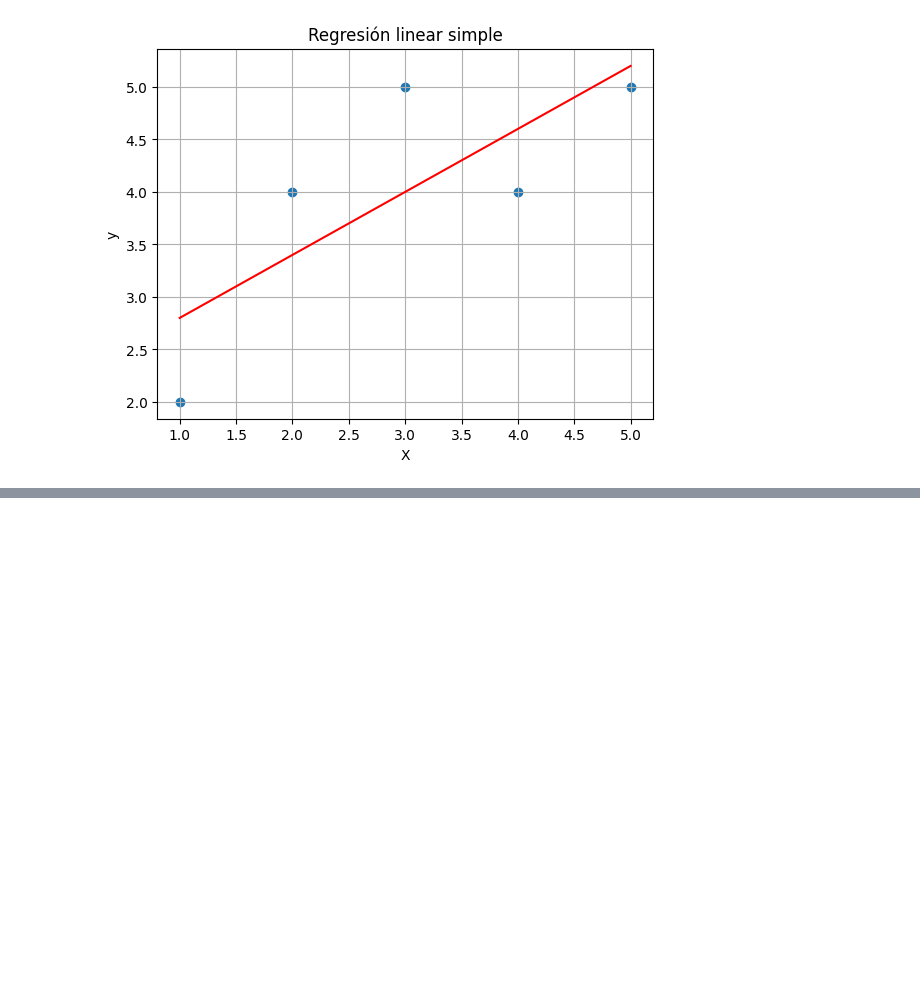
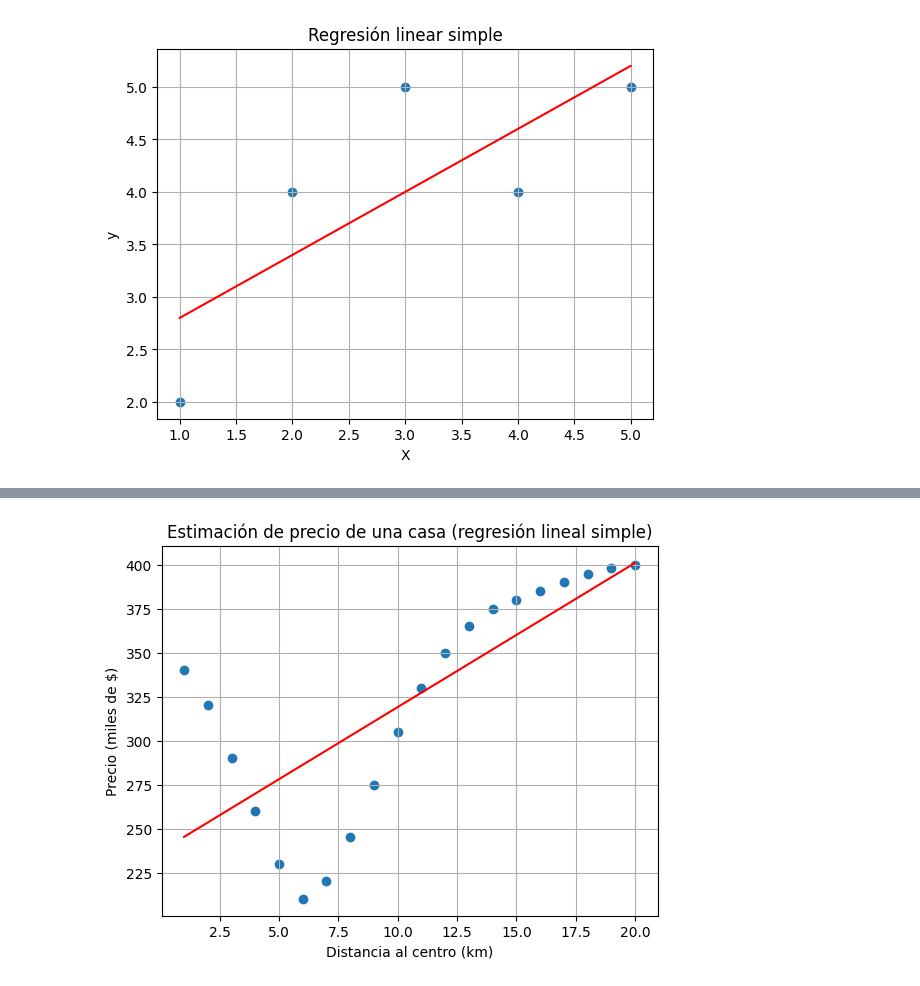
Before and after one commit to chucholoport/upsrj-machine-learning, a Jupyter notebook: LinearRegression.ipynb, the cells around one changed output, grey strips where cells are left out. Saved outputs shown, nothing was run; the diff lists cells and outputs as text; code cells hidden in the pictures; blank space fills up the shorter version.

```diff
--- a/LinearRegression.ipynb
+++ b/LinearRegression.ipynb
@@ -85,0 +274,10 @@ plt.show()
+# %%
+plt.scatter(X, y, label="Datos reales")
+plt.plot(X, y_pred, color="red", label="Modelo lineal")
+plt.xlabel("Distancia al centro (km)")
+plt.ylabel("Precio (miles de $)")
+plt.title("Estimación de precio de una casa (regresión lineal simple)")
+plt.grid(visible=True)
+plt.show()
+# %% [output]
+[figure, added]
```
Also changed, not shown: parts of 16 cells of this notebook.
